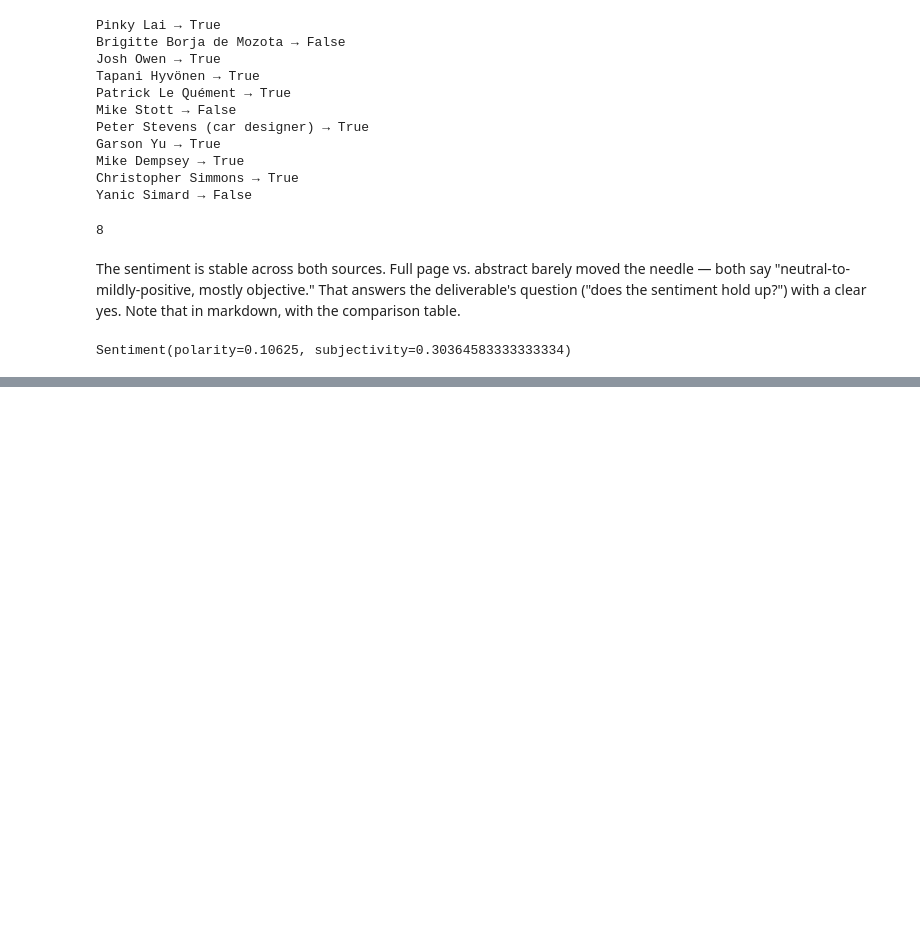
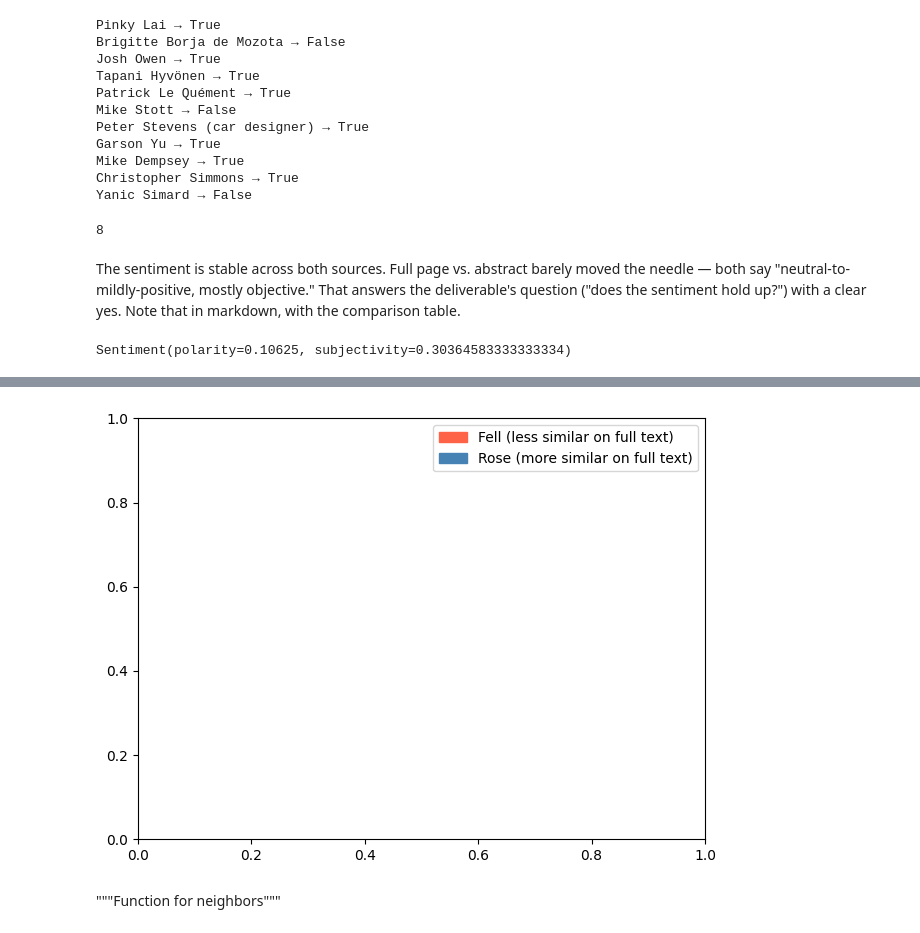
Before and after one commit to cyeef/Data-Science-Portfolio-C21-, a Jupyter notebook: Projects/Project-5/NLP.Description.for.Students.ipynb, the cells around one changed output, grey strips where cells are left out. Cells and saved outputs as stored; diff of their text form; code cells hidden in the pictures; blank space fills up the shorter version.

```diff
--- a/Projects/Project-5/NLP.Description.for.Students.ipynb
+++ b/Projects/Project-5/NLP.Description.for.Students.ipynb
@@ -349,0 +450,14 @@ Sentiment(polarity=0.10625, subjectivity=0.30364583333333334)
+# %%
+# hand-built legend: two labeled color swatches
+legend_items = [
+    Patch(color='tomato',     label='Fell (less similar on full text)'),
+    Patch(color='steelblue',  label='Rose (more similar on full text)'),
+]
+plt.legend(handles=legend_items)
+
+plt.tight_layout()
+plt.show()
+# %% [output]
+[figure, added]
+# %% [markdown]
+"""Function for neighbors"""
```
Also changed, not shown: parts of 28 cells of this notebook.
